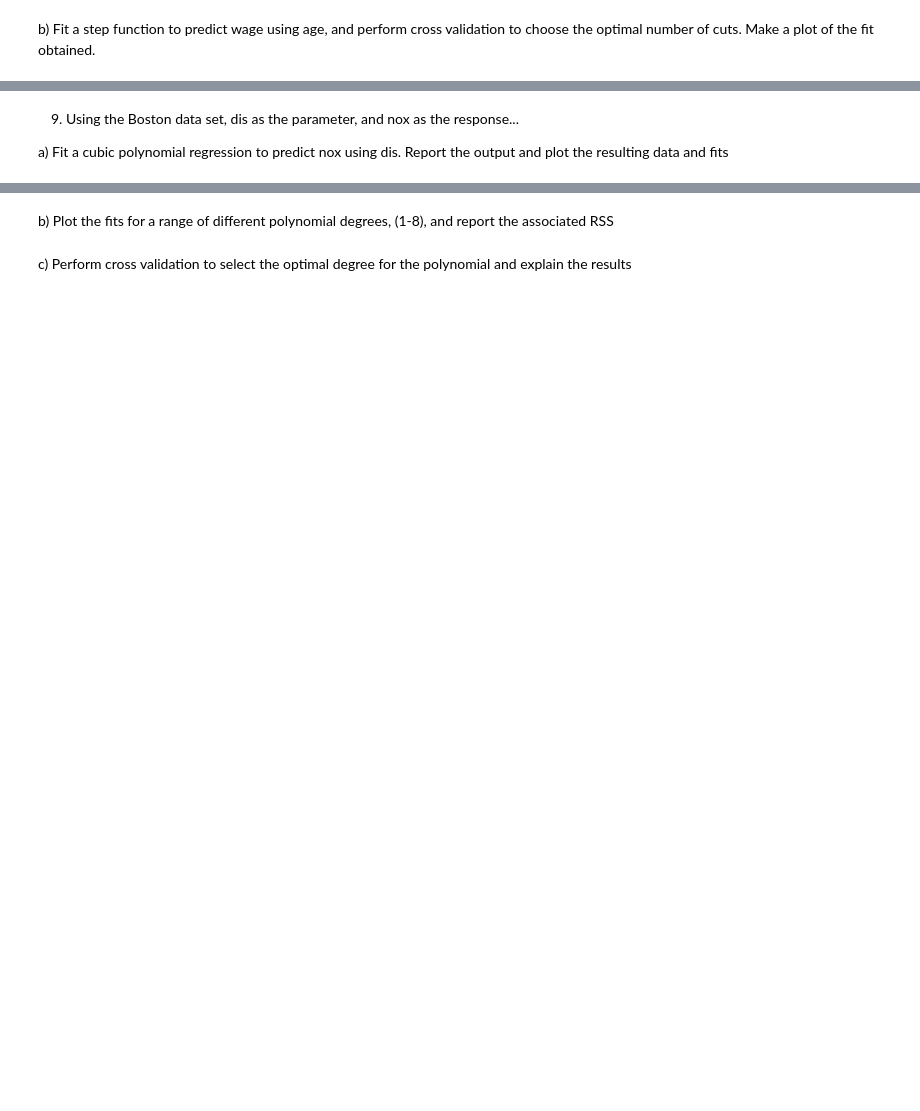
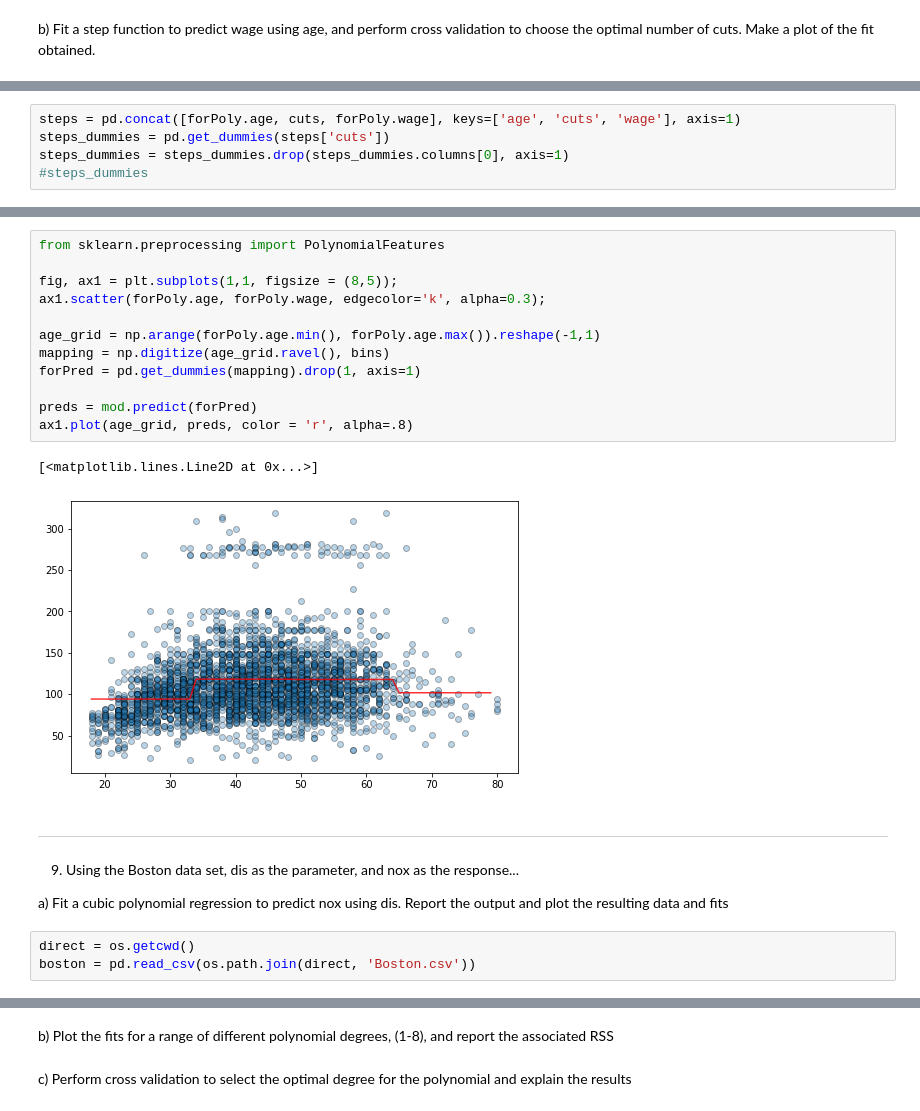
Before and after one commit to joepollastrini/Introduction-to-Statistical-Learning-Exercises, a Jupyter notebook: Chapter 7/Applied Exercises.ipynb, the cells around one changed output, grey strips where cells are left out. Cells and saved outputs as stored; diff of their text form; blank space fills up the shorter version.

```diff
--- a/Chapter 7/Applied Exercises.ipynb
+++ b/Chapter 7/Applied Exercises.ipynb
@@ -6,0 +196,5 @@ b) Fit a step function to predict wage using age, and perform cross validation t
+# %%
+steps = pd.concat([forPoly.age, cuts, forPoly.wage], keys=['age', 'cuts', 'wage'], axis=1)
+steps_dummies = pd.get_dummies(steps['cuts'])
+steps_dummies = steps_dummies.drop(steps_dummies.columns[0], axis=1)
+#steps_dummies
@@ -7,4 +207,24 @@ b) Fit a step function to predict wage using age, and perform cross validation t
+# %%
+from sklearn.preprocessing import PolynomialFeatures
+
+fig, ax1 = plt.subplots(1,1, figsize = (8,5));
+ax1.scatter(forPoly.age, forPoly.wage, edgecolor='k', alpha=0.3);
+
+age_grid = np.arange(forPoly.age.min(), forPoly.age.max()).reshape(-1,1)
+mapping = np.digitize(age_grid.ravel(), bins)
+forPred = pd.get_dummies(mapping).drop(1, axis=1)
+
+preds = mod.predict(forPred)
+ax1.plot(age_grid, preds, color = 'r', alpha=.8)
+# %% [output]
+[<matplotlib.lines.Line2D at 0x...>]
+[figure, added]
+# %% [markdown]
+***
 # %% [markdown]
 9. Using the Boston data set, dis as the parameter, and nox as the response...
 
 a) Fit a cubic polynomial regression to predict nox using dis.  Report the output and plot the resulting data and fits
+# %%
+direct = os.getcwd()
+boston = pd.read_csv(os.path.join(direct, 'Boston.csv'))
```
Also changed, not shown: parts of 69 cells of this notebook, 3 other files.
